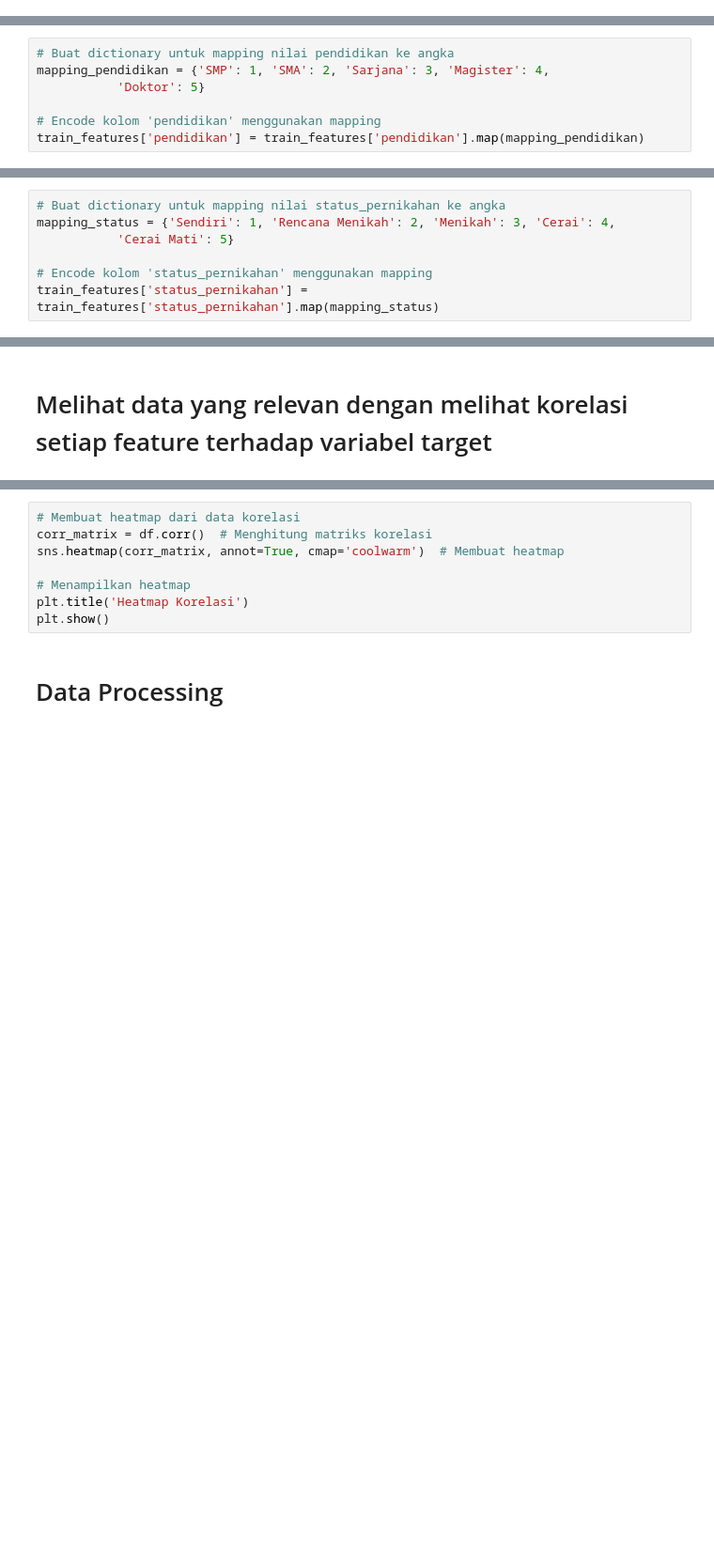
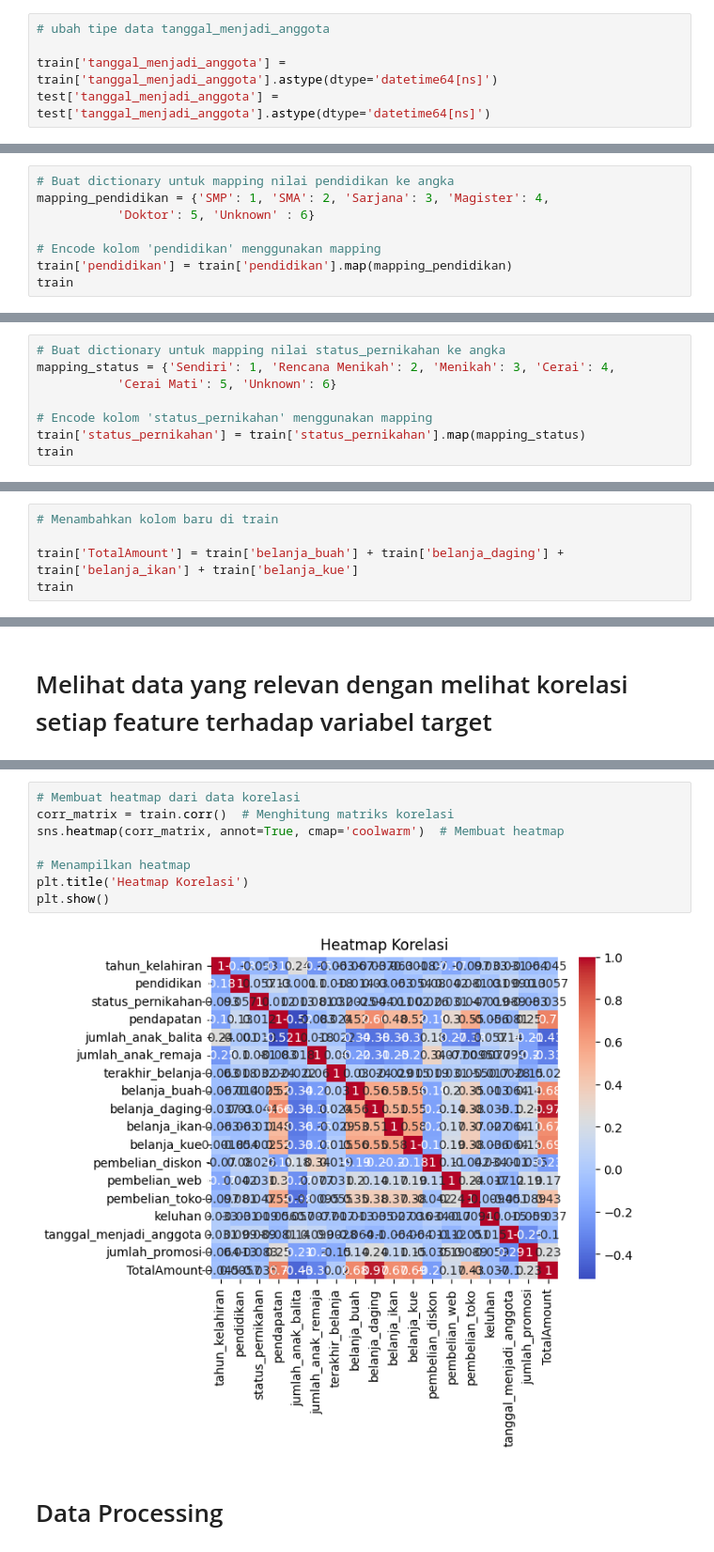
Before and after one commit to triskaaaw/prediction, a Jupyter notebook: prediction.ipynb, the cells around one changed output, grey strips where cells are left out. Shown: that part at 94% size. Cells and saved outputs as stored; diff of their text form; blank space fills up the shorter version.

```diff
--- a/prediction.ipynb
+++ b/prediction.ipynb
@@ -470,0 +388,5 @@ train_label.isnull().sum()
+# %%
+# ubah tipe data tanggal_menjadi_anggota
+
+train['tanggal_menjadi_anggota'] = train['tanggal_menjadi_anggota'].astype(dtype='datetime64[ns]')
+test['tanggal_menjadi_anggota'] = test['tanggal_menjadi_anggota'].astype(dtype='datetime64[ns]')
@@ -471,7 +395,8 @@ train_label.isnull().sum()
 # %%
 # Buat dictionary untuk mapping nilai pendidikan ke angka
 mapping_pendidikan = {'SMP': 1, 'SMA': 2, 'Sarjana': 3, 'Magister': 4,
-           'Doktor': 5}
+           'Doktor': 5, 'Unknown' : 6}
 
 # Encode kolom 'pendidikan' menggunakan mapping
-train_features['pendidikan'] = train_features['pendidikan'].map(mapping_pendidikan)
+train['pendidikan'] = train['pendidikan'].map(mapping_pendidikan)
+train
@@ -480,7 +435,8 @@ train_features.head()
 # %%
 # Buat dictionary untuk mapping nilai status_pernikahan ke angka
 mapping_status = {'Sendiri': 1, 'Rencana Menikah': 2, 'Menikah': 3, 'Cerai': 4,
-           'Cerai Mati': 5}
+           'Cerai Mati': 5, 'Unknown': 6}
 
 # Encode kolom 'status_pernikahan' menggunakan mapping
-train_features['status_pernikahan'] = train_features['status_pernikahan'].map(mapping_status)
+train['status_pernikahan'] = train['status_pernikahan'].map(mapping_status)
+train
@@ -536,0 +475,5 @@ test.info()
+# %%
+# Menambahkan kolom baru di train
+
+train['TotalAmount'] = train['belanja_buah'] + train['belanja_daging'] + train['belanja_ikan'] + train['belanja_kue']
+train
@@ -548,11 +582,13 @@ df.corr()
 # %%
 # Membuat heatmap dari data korelasi
-corr_matrix = df.corr()  # Menghitung matriks korelasi
+corr_matrix = train.corr()  # Menghitung matriks korelasi
 sns.heatmap(corr_matrix, annot=True, cmap='coolwarm')  # Membuat heatmap
 
 # Menampilkan heatmap
 plt.title('Heatmap Korelasi')
 plt.show()
+# %% [output]
+[figure, added]
 # %% [markdown]
 # Data Processing
 # %%
```
Also changed, not shown: parts of 69 cells of this notebook.
